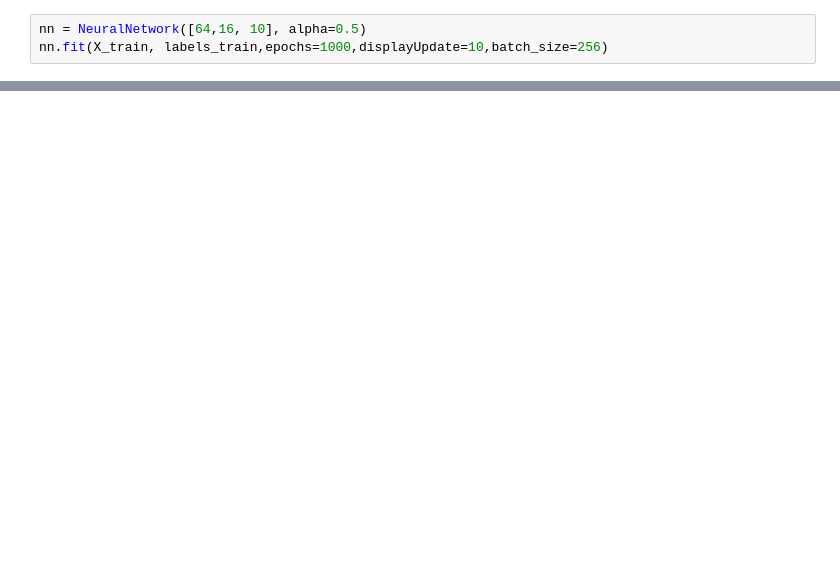
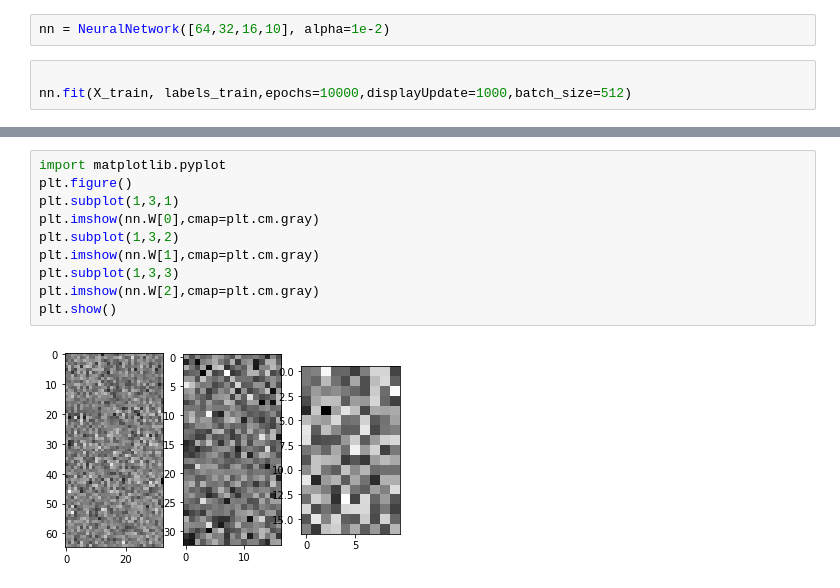
Before and after one commit to wtSerious/Learning, a Jupyter notebook: MachineLearning/Network/Bp_NeuralNetwork.ipynb, the cells around one changed output, grey strips where cells are left out. Cells and saved outputs as stored; diff of their text form; blank space fills up the shorter version.

```diff
--- a/MachineLearning/Network/Bp_NeuralNetwork.ipynb
+++ b/MachineLearning/Network/Bp_NeuralNetwork.ipynb
@@ -137,4 +205,6 @@ class NeuralNetwork:
+# %%
+nn = NeuralNetwork([64,32,16,10], alpha=1e-2)
 # %%
-nn = NeuralNetwork([64,16, 10], alpha=0.5)
-nn.fit(X_train, labels_train,epochs=1000,displayUpdate=10,batch_size=256)
+
+nn.fit(X_train, labels_train,epochs=10000,displayUpdate=1000,batch_size=512)
 # %% [output]
@@ -201,0 +254,12 @@ print(nn.W)
+# %%
+import matplotlib.pyplot
+plt.figure()
+plt.subplot(1,3,1)
+plt.imshow(nn.W[0],cmap=plt.cm.gray)
+plt.subplot(1,3,2)
+plt.imshow(nn.W[1],cmap=plt.cm.gray)
+plt.subplot(1,3,3)
+plt.imshow(nn.W[2],cmap=plt.cm.gray)
+plt.show()
+# %% [output]
+[figure, added]
```
Also changed, not shown: parts of 8 cells of this notebook, 2 other files.
